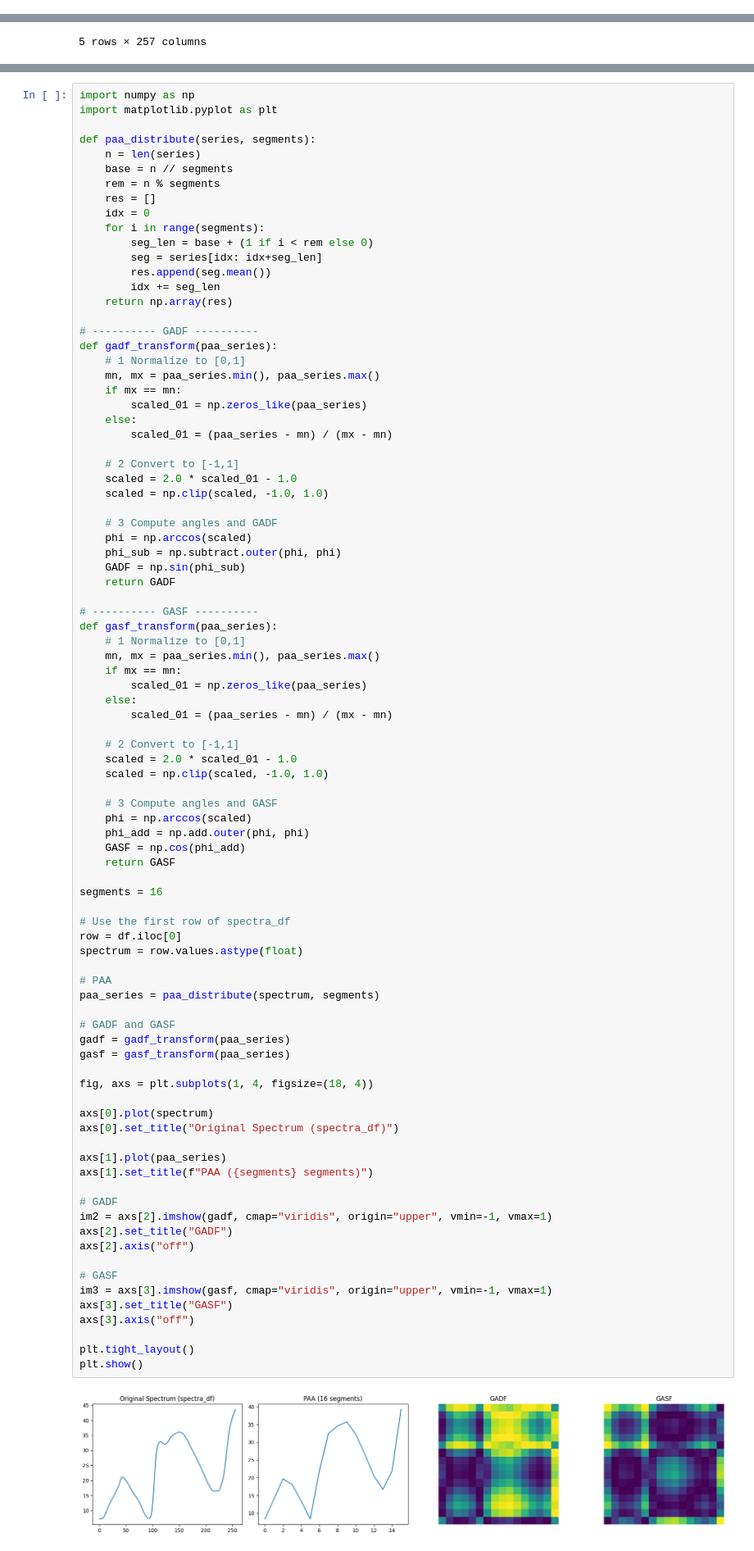
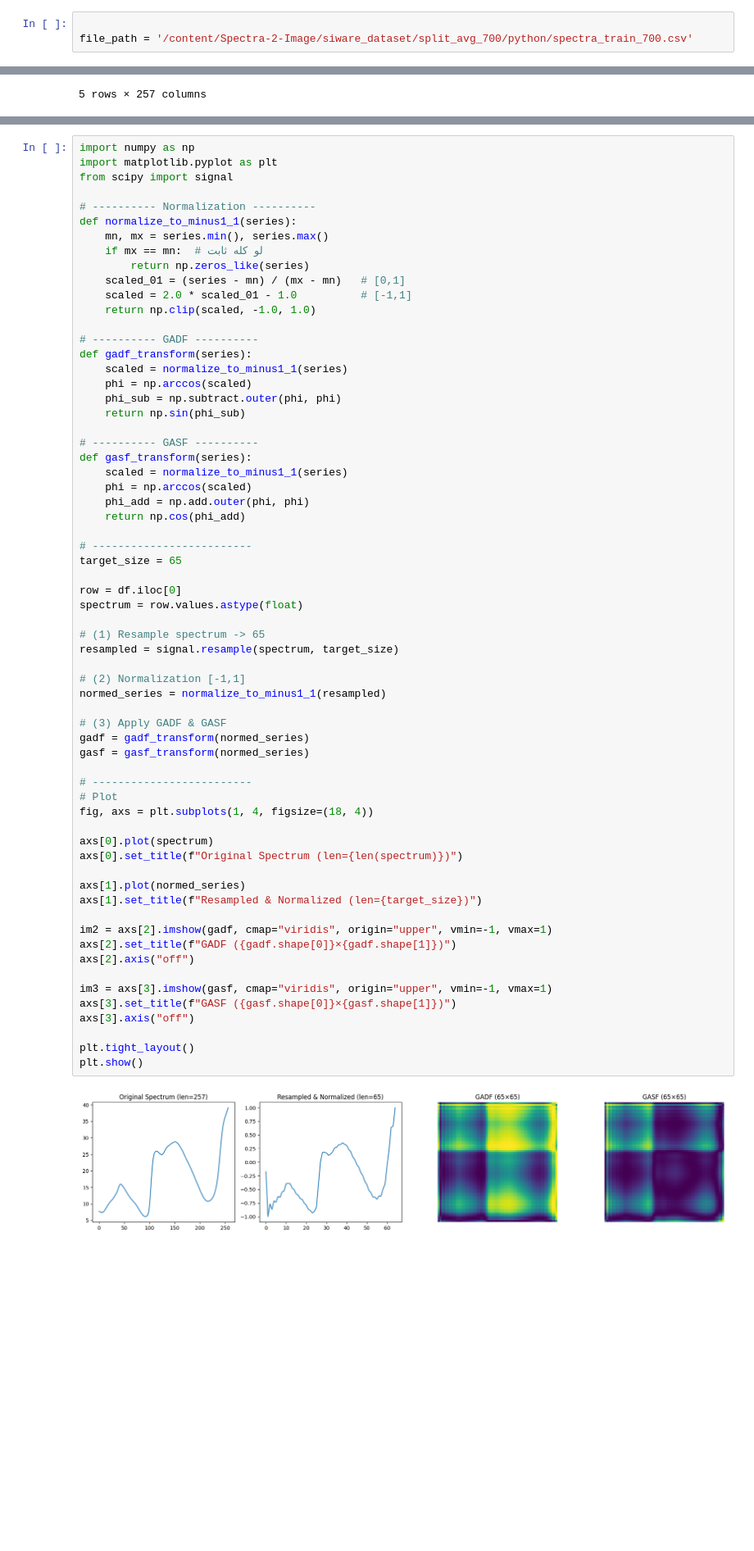
Before and after one commit to Raoina/Spectra-2-Image, a Jupyter notebook: notebooks/image_Transformation/02_GAF_Transformation.ipynb, the cells around one changed output, grey strips where cells are left out. Shown at 82% size. Cells and saved outputs as stored; diff of their text form; blank space fills up the shorter version.

```diff
--- a/notebooks/image_Transformation/02_GAF_Transformation.ipynb
+++ b/notebooks/image_Transformation/02_GAF_Transformation.ipynb
@@ -12,3 +21,6 @@ file_path = '/content/drive/MyDrive/spectra_test.csv'
+# %%
+
+file_path = '/content/Spectra-2-Image/siware_dataset/split_avg_700/python/spectra_train_700.csv'
 # %%
 import pandas as pd
 
@@ -41,90 +55,66 @@ df.head()
 # %%
 import numpy as np
 import matplotlib.pyplot as plt
+from scipy import signal
 
-def paa_distribute(series, segments):
-    n = len(series)
-    base = n // segments
-    rem = n % segments
-    res = []
-    idx = 0
-    for i in range(segments):
-        seg_len = base + (1 if i < rem else 0)
-        seg = series[idx: idx+seg_len]
-        res.append(seg.mean())
-        idx += seg_len
-    return np.array(res)
+# ---------- Normalization ----------
+def normalize_to_minus1_1(series):
+    mn, mx = series.min(), series.max()
+    if mx == mn:  # لو كله ثابت
+        return np.zeros_like(series)
+    scaled_01 = (series - mn) / (mx - mn)   # [0,1]
+    scaled = 2.0 * scaled_01 - 1.0          # [-1,1]
+    return np.clip(scaled, -1.0, 1.0)
 
 # ---------- GADF ----------
-def gadf_transform(paa_series):
-    # 1 Normalize to [0,1]
-    mn, mx = paa_series.min(), paa_series.max()
-    if mx == mn:
-        scaled_01 = np.zeros_like(paa_series)
-    else:
-        scaled_01 = (paa_series - mn) / (mx - mn)
-
-    # 2 Convert to [-1,1]
-    scaled = 2.0 * scaled_01 - 1.0
-    scaled = np.clip(scaled, -1.0, 1.0)
-
-    # 3 Compute angles and GADF
+def gadf_transform(series):
+    scaled = normalize_to_minus1_1(series)
     phi = np.arccos(scaled)
     phi_sub = np.subtract.outer(phi, phi)
-    GADF = np.sin(phi_sub)
-    return GADF
+    return np.sin(phi_sub)
 
 # ---------- GASF ----------
-def gasf_transform(paa_series):
-    # 1 Normalize to [0,1]
-    mn, mx = paa_series.min(), paa_series.max()
-    if mx == mn:
-        scaled_01 = np.zeros_like(paa_series)
-    else:
-        scaled_01 = (paa_series - mn) / (mx - mn)
-
-    # 2 Convert to [-1,1]
-    scaled = 2.0 * scaled_01 - 1.0
-    scaled = np.clip(scaled, -1.0, 1.0)
-
-    # 3 Compute angles and GASF
+def gasf_transform(series):
+    scaled = normalize_to_minus1_1(series)
     phi = np.arccos(scaled)
     phi_add = np.add.outer(phi, phi)
-    GASF = np.cos(phi_add)
-    return GASF
+    return np.cos(phi_add)
 
-segments = 16
+# -------------------------
+target_size = 65
 
-# Use the first row of spectra_df
 row = df.iloc[0]
 spectrum = row.values.astype(float)
 
-# PAA
-paa_series = paa_distribute(spectrum, segments)
+# (1) Resample spectrum -> 65
+resampled = signal.resample(spectrum, target_size)
 
-# GADF and GASF
-gadf = gadf_transform(paa_series)
-gasf = gasf_transform(paa_series)
+# (2) Normalization [-1,1]
+normed_series = normalize_to_minus1_1(resampled)
 
+# (3) Apply GADF & GASF
+gadf = gadf_transform(normed_series)
+gasf = gasf_transform(normed_series)
+
+# -------------------------
+# Plot
 fig, axs = plt.subplots(1, 4, figsize=(18, 4))
 
 axs[0].plot(spectrum)
-axs[0].set_title("Original Spectrum (spectra_df)")
+axs[0].set_title(f"Original Spectrum (len={len(spectrum)})")
 
-axs[1].plot(paa_series)
-axs[1].set_title(f"PAA ({segments} segments)")
+axs[1].plot(normed_series)
+axs[1].set_title(f"Resampled & Normalized (len={target_size})")
 
-# GADF
 im2 = axs[2].imshow(gadf, cmap="viridis", origin="upper", vmin=-1, vmax=1)
-axs[2].set_title("GADF")
+axs[2].set_title(f"GADF ({gadf.shape[0]}×{gadf.shape[1]})")
 axs[2].axis("off")
 
-# GASF
 im3 = axs[3].imshow(gasf, cmap="viridis", origin="upper", vmin=-1, vmax=1)
-axs[3].set_title("GASF")
+axs[3].set_title(f"GASF ({gasf.shape[0]}×{gasf.shape[1]})")
 axs[3].axis("off")
 
 plt.tight_layout()
 plt.show()
 # %% [output]
-[figure, old version]
+[figure, new version]
```
Also changed, not shown: parts of 21 cells of this notebook.
